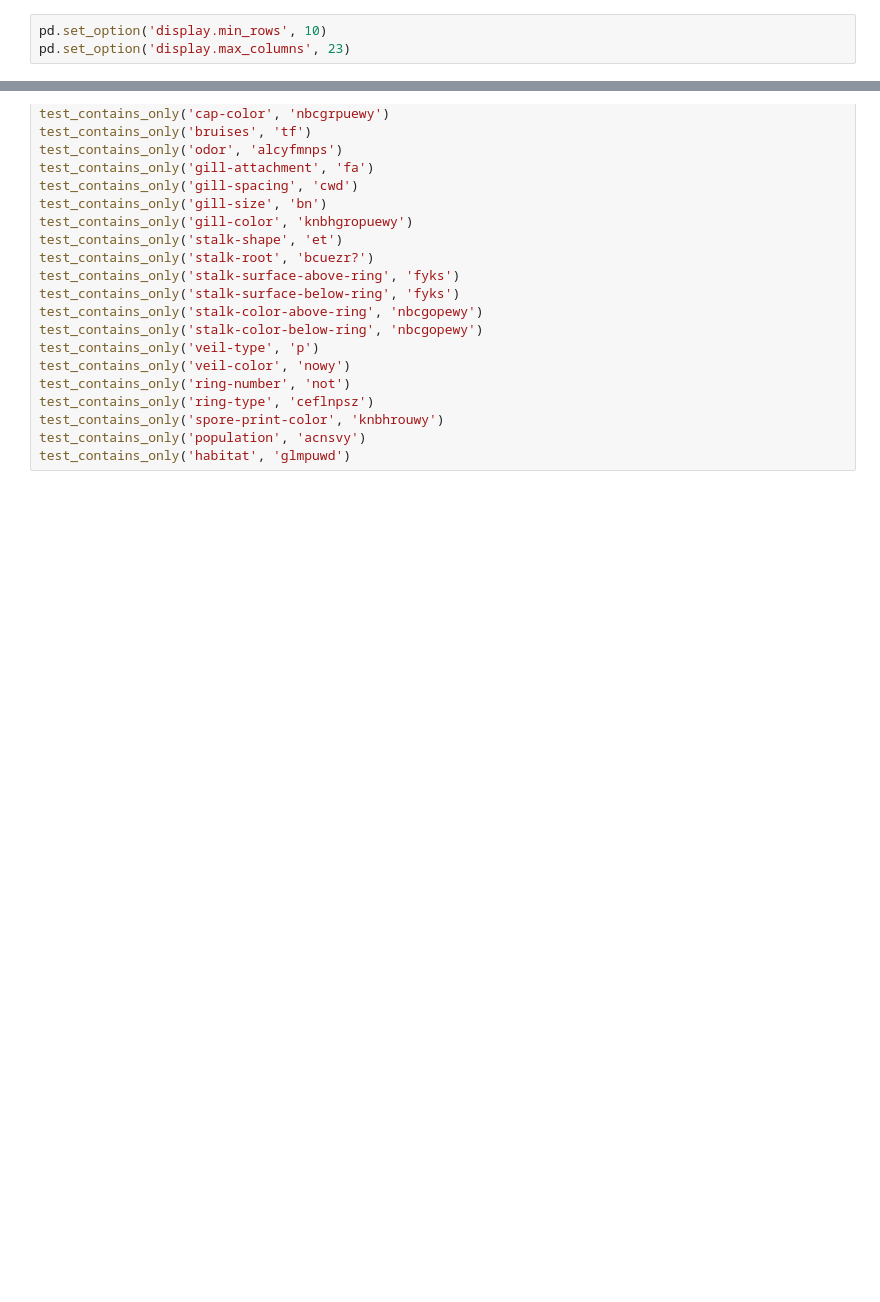
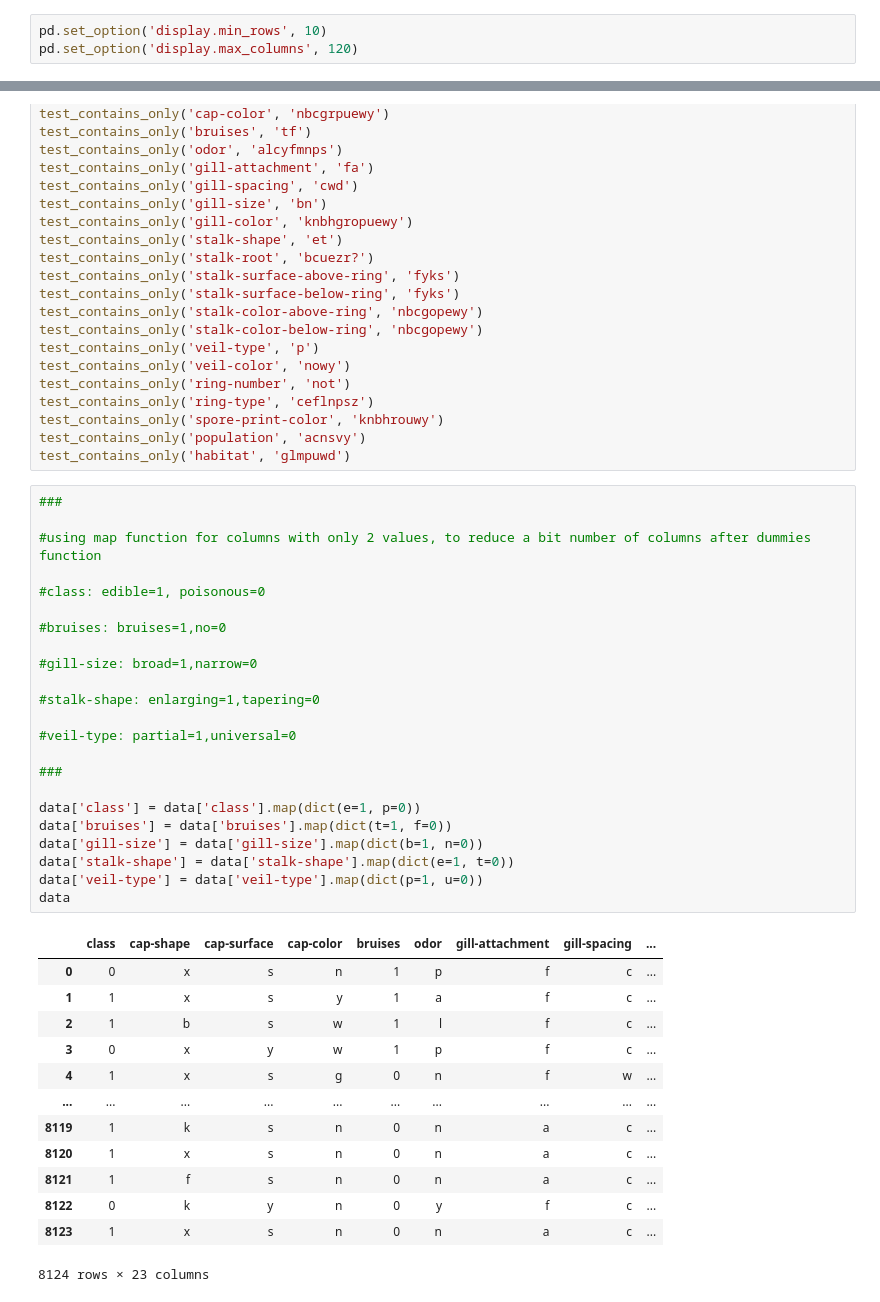
Before and after one commit to andrei-tambovtsev/IDSmushrooms, a Jupyter notebook: KAGGLE-EDIBILITY-OF-MUSHROOMS.ipynb, the cells around one changed output, grey strips where cells are left out. Cells and saved outputs as stored; diff of their text form; blank space fills up the shorter version.

```diff
--- a/KAGGLE-EDIBILITY-OF-MUSHROOMS.ipynb
+++ b/KAGGLE-EDIBILITY-OF-MUSHROOMS.ipynb
@@ -7,7 +12,7 @@ import seaborn as sns
 data = pd.read_csv('mushrooms.csv')  # https://www.kaggle.com/uciml/mushroom-classification
 # %%
 pd.set_option('display.min_rows', 10)
-pd.set_option('display.max_columns', 23)
+pd.set_option('display.max_columns', 120)
 # %%
 data
 # %% [output]
@@ -107,3 +112,40 @@ test_contains_only('ring-type', 'ceflnpsz')
 test_contains_only('spore-print-color', 'knbhrouwy')
 test_contains_only('population', 'acnsvy')
 test_contains_only('habitat', 'glmpuwd')
+# %%
+###
+
+#using map function for columns with only 2 values, to reduce a bit number of columns after dummies function
+
+#class: edible=1, poisonous=0
+
+#bruises: bruises=1,no=0
+
+#gill-size: broad=1,narrow=0
+
+#stalk-shape: enlarging=1,tapering=0
+
+#veil-type: partial=1,universal=0
+
+###
+
+data['class'] = data['class'].map(dict(e=1, p=0))
+data['bruises'] = data['bruises'].map(dict(t=1, f=0))
+data['gill-size'] = data['gill-size'].map(dict(b=1, n=0))
+data['stalk-shape'] = data['stalk-shape'].map(dict(e=1, t=0))
+data['veil-type'] = data['veil-type'].map(dict(p=1, u=0))
+data
+# %% [output]
+|  | class | cap-shape | cap-surface | cap-color | bruises | odor | gill-attachment | gill-spacing | ... |
+| 0 | 0 | x | s | n | 1 | p | f | c | ... |
+| 1 | 1 | x | s | y | 1 | a | f | c | ... |
+| 2 | 1 | b | s | w | 1 | l | f | c | ... |
+| 3 | 0 | x | y | w | 1 | p | f | c | ... |
+| 4 | 1 | x | s | g | 0 | n | f | w | ... |
+| ... | ... | ... | ... | ... | ... | ... | ... | ... | ... |
+| 8119 | 1 | k | s | n | 0 | n | a | c | ... |
+| 8120 | 1 | x | s | n | 0 | n | a | c | ... |
+| 8121 | 1 | f | s | n | 0 | n | a | c | ... |
+| 8122 | 0 | k | y | n | 0 | y | f | c | ... |
+| 8123 | 1 | x | s | n | 0 | n | a | c | ... |
+8124 rows × 23 columns
```
Also changed, not shown: parts of 11 cells of this notebook.
